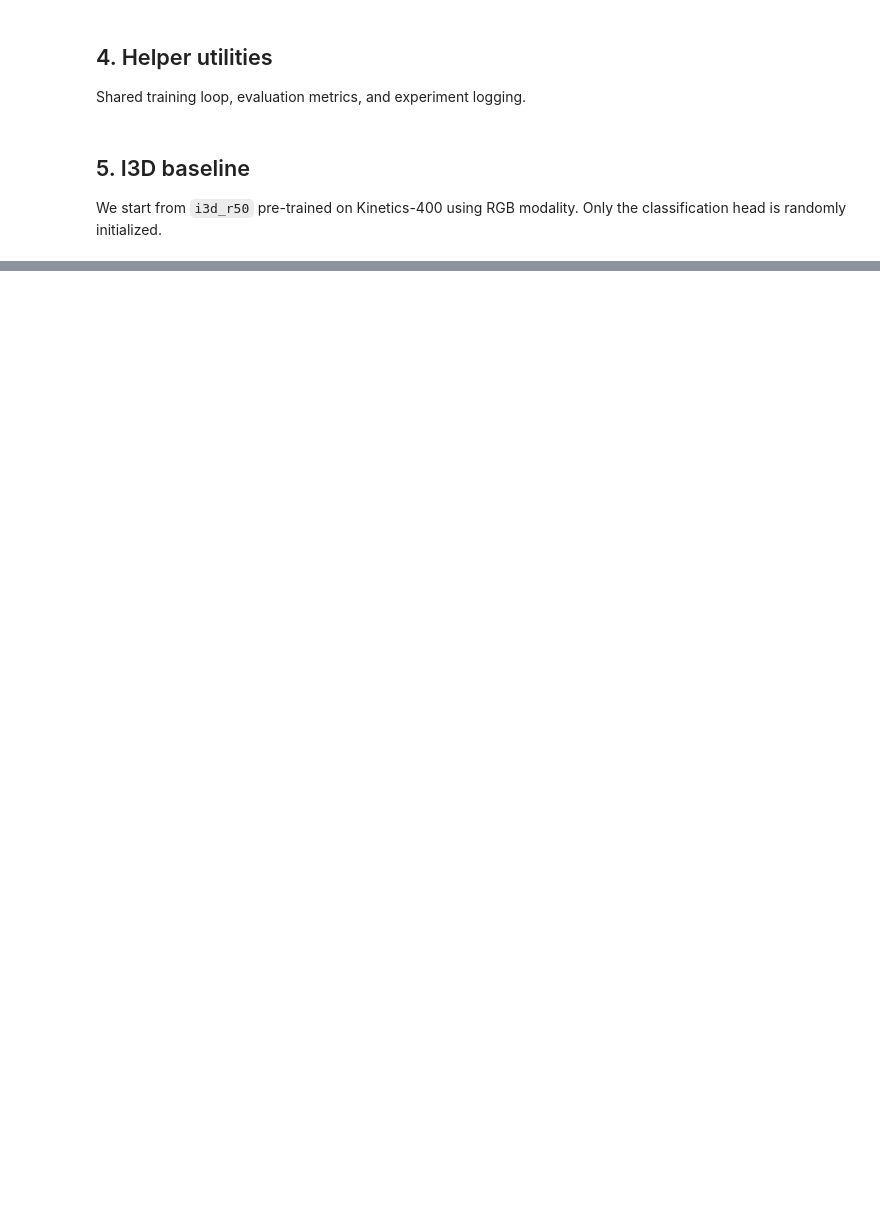
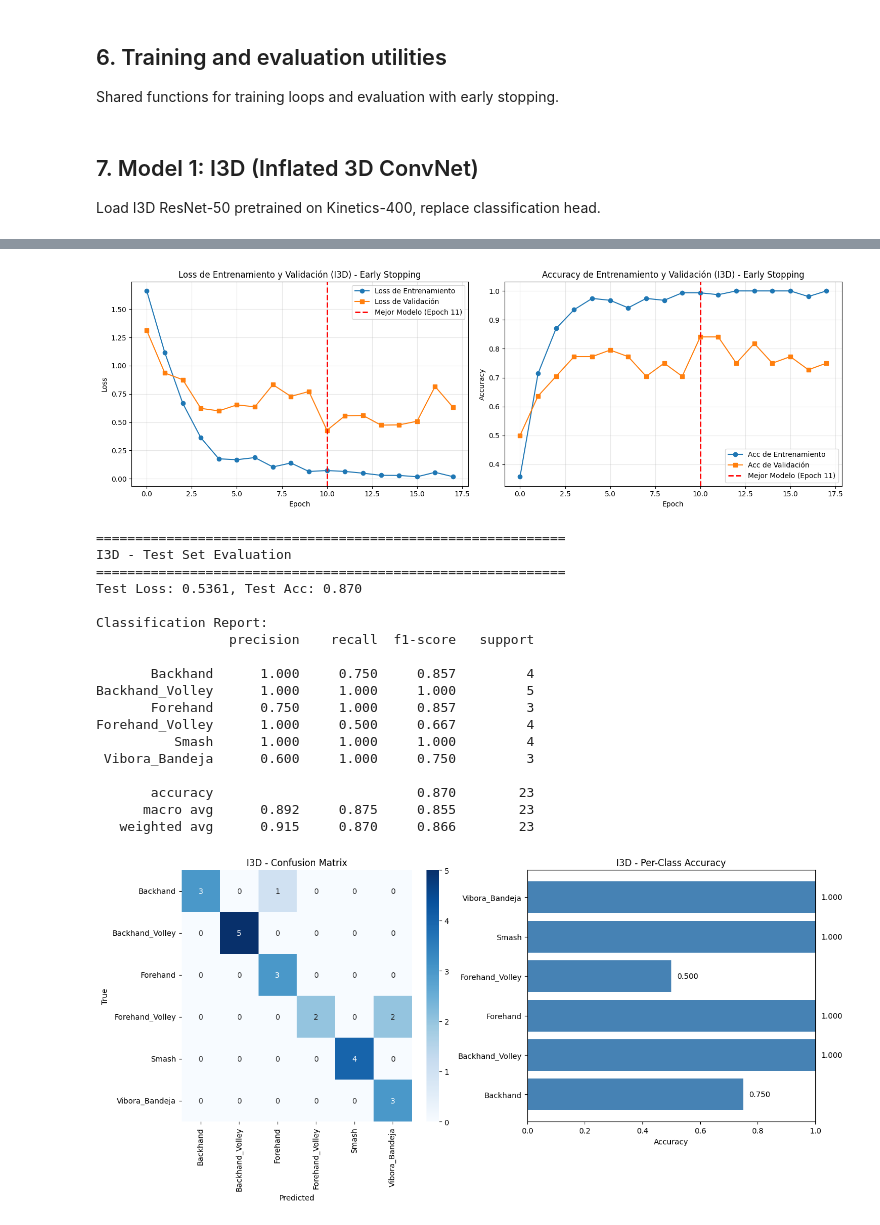
Before and after one commit to romogo17/padel-cv, a Jupyter notebook: notebooks/stroke-classification-video.ipynb, the cells around one changed output, grey strips where cells are left out. Saved outputs shown, nothing was run; the diff lists cells and outputs as text; code cells hidden in the pictures; blank space fills up the shorter version.

```diff
--- a/notebooks/stroke-classification-video.ipynb
+++ b/notebooks/stroke-classification-video.ipynb
@@ -136,4 +498,4 @@ val_loader = DataLoader(val_dataset, batch_size=4, shuffle=False, num_workers=4,
 # %% [markdown]
-## 4. Helper utilities
-Shared training loop, evaluation metrics, and experiment logging.
+## 6. Training and evaluation utilities
+Shared functions for training loops and evaluation with early stopping.
 # %%
@@ -180,11 +673,30 @@ def fit_model(model, train_loader, val_loader, epochs=10, lr=1e-4):
 # %% [markdown]
-## 5. I3D baseline
-We start from `i3d_r50` pre-trained on Kinetics-400 using RGB modality. Only the classification head is randomly initialized.
+## 7. Model 1: I3D (Inflated 3D ConvNet)
+Load I3D ResNet-50 pretrained on Kinetics-400, replace classification head.
 # %%
-def build_i3d(num_classes: int):
-    model = i3d_r50(pretrained=True)
-    model.blocks[-1].proj = nn.Linear(model.blocks[-1].proj.in_features, num_classes)
-    return model
+num_classes = len(train_dataset.labels)
 
-i3d_model = build_i3d(num_classes=len(train_dataset.labels)).to('cuda' if torch.cuda.is_available() else 'cpu')
-i3d_model, i3d_best_acc = fit_model(i3d_model, train_loader, val_loader, epochs=15, lr=5e-5)
+# Load pretrained I3D
+i3d_model = i3d_r50(pretrained=True)
+
+# Replace classification head with more regularization
+in_features = i3d_model.blocks[-1].proj.in_features
+i3d_model.blocks[-1].proj = nn.Sequential(
+    nn.Dropout(0.6),  # Increased dropout for regularization
+    nn.Linear(in_features, num_classes)
+)
+
+i3d_model = i3d_model.to(device)
+print(f'I3D model loaded. Trainable params: {sum(p.numel() for p in i3d_model.parameters() if p.requires_grad):,}')
+
+# Create dataloaders with more workers (faster with pre-extracted clips)
+train_loader = DataLoader(train_dataset, batch_size=8, shuffle=True, num_workers=0)
+val_loader = DataLoader(val_dataset, batch_size=8, shuffle=False, num_workers=0)
+test_loader = DataLoader(test_dataset, batch_size=8, shuffle=False, num_workers=0)
+
+# Train with early stopping
+i3d_model, i3d_history = train_model(
+    i3d_model, train_loader, val_loader,
+    epochs=30, lr=1e-4, model_name='i3d', patience=7
+)
+# %% [output]
@@ -190,0 +721,20 @@ i3d_model, i3d_best_acc = fit_model(i3d_model, train_loader, val_loader, epochs=
+[figure, added]
+============================================================
+I3D - Test Set Evaluation
+============================================================
+Test Loss: 0.5361, Test Acc: 0.870
+
+Classification Report:
+                 precision    recall  f1-score   support
+
+       Backhand      1.000     0.750     0.857         4
+Backhand_Volley      1.000     1.000     1.000         5
+       Forehand      0.750     1.000     0.857         3
+Forehand_Volley      1.000     0.500     0.667         4
+          Smash      1.000     1.000     1.000         4
+ Vibora_Bandeja      0.600     1.000     0.750         3
+
+       accuracy                          0.870        23
+      macro avg      0.892     0.875     0.855        23
+   weighted avg      0.915     0.870     0.866        23
+[figure, added]
```
Also changed, not shown: parts of 31 cells of this notebook, 3 other files.
